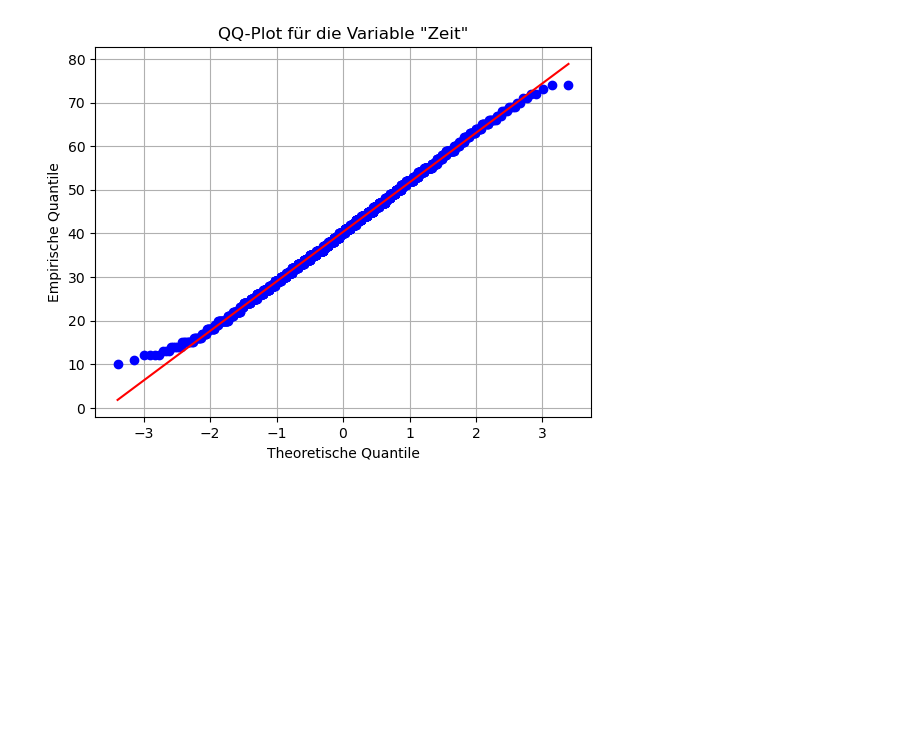
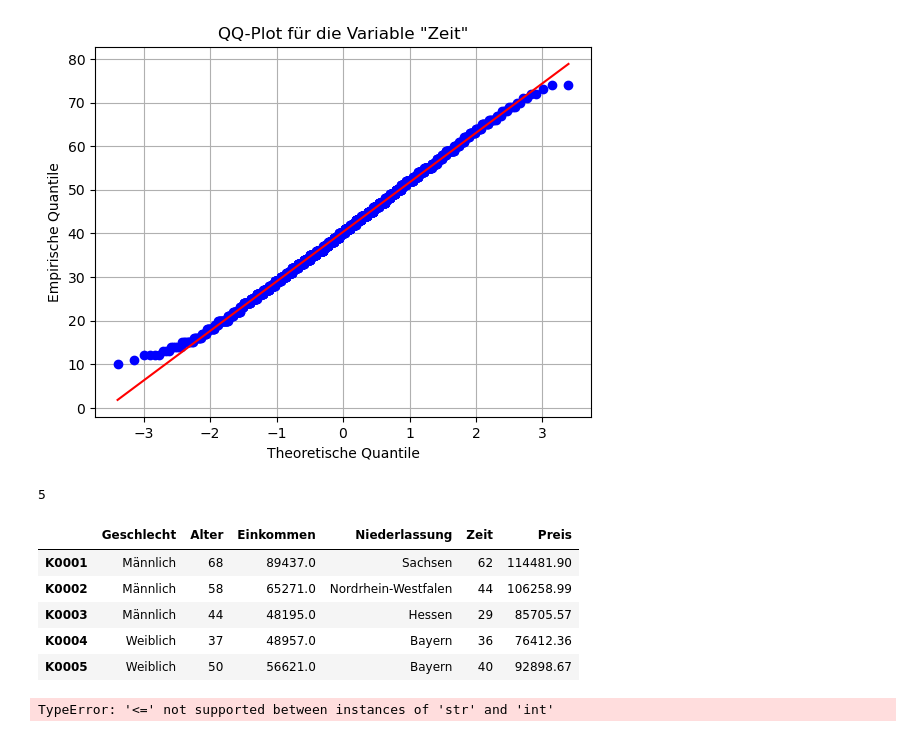
Before and after one commit to FastResearch/final_projectSS2024_Group3, a Jupyter notebook: tables_ges_recover.ipynb, the cells around one changed output. Saved outputs shown, nothing was run; the diff lists cells and outputs as text; code cells hidden in the pictures; blank space fills up the shorter version.

```diff
--- a/tables_ges_recover.ipynb
+++ b/tables_ges_recover.ipynb
@@ -1254,6 +1312,25 @@ plt.grid(True)
 #             Kundenabteilung hat vergessen, diese Informationen zu erfassen. Wir können davon aus
 #             gehen, dass die Kunden mit einem Jahreseinkommen höher als der Autopreis keinen Kredit
 #             aufgenommen haben.
+# %%
+# Einkommen > Preis = Anzahl
+df.query("Einkommen > Preis").Preis.count()
+# %% [output]
+5
 # %%
 # Aufgabe 14: Welche sozioökonomischen Merkmale beeinflussen den Kaufpreis? Wählen Sie die geeigneten
 #             unabhängigen Variablen aus und schätzen Sie eine Regression unter Verwendung der geeigneten Methode.
+# %%
+df.head()
+# %% [output]
+|  | Geschlecht | Alter | Einkommen | Niederlassung | Zeit | Preis |
+| K0001 | Männlich | 68 | 89437.0 | Sachsen | 62 | 114481.90 |
+| K0002 | Männlich | 58 | 65271.0 | Nordrhein-Westfalen | 44 | 106258.99 |
+| K0003 | Männlich | 44 | 48195.0 | Hessen | 29 | 85705.57 |
+| K0004 | Weiblich | 37 | 48957.0 | Bayern | 36 | 76412.36 |
+| K0005 | Weiblich | 50 | 56621.0 | Bayern | 40 | 92898.67 |
+# %%
+# Dataframe filtern, der nur die Kundendaten enthält
+[df.index <= 1103] # Nach 1103 = Besucherdaten
+# %% [output]
+TypeError: '<=' not supported between instances of 'str' and 'int'
```
Also changed, not shown: parts of 20 cells of this notebook.
